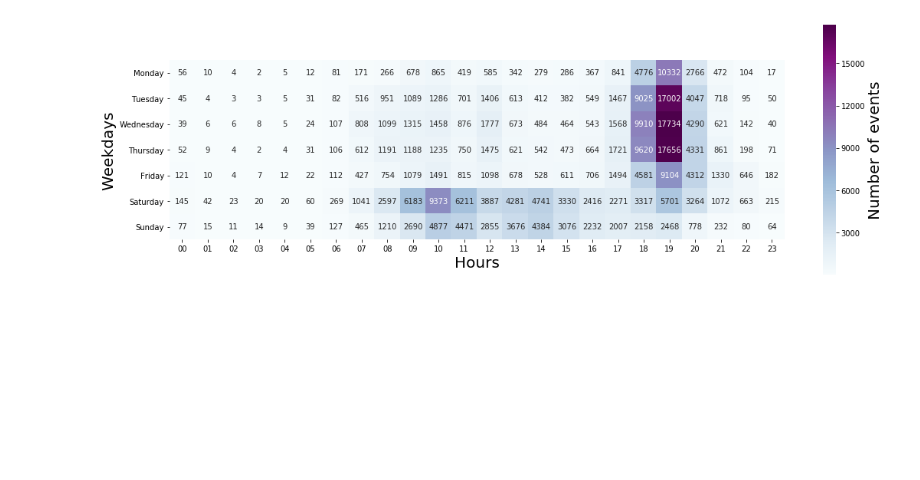
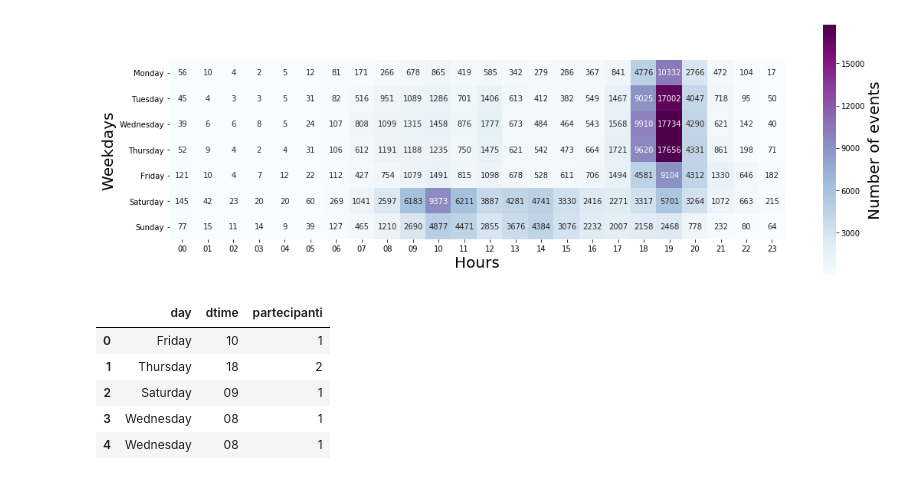
Before and after one commit to maxi93/NeoMeetup, a Jupyter notebook: Visualizations/Heatmap_event_weekdays.ipynb, the cells around one changed output. Drawn from its saved outputs; the diff is of its cells as text; code cells hidden in the pictures; blank space fills up the shorter version.

```diff
--- a/Visualizations/Heatmap_event_weekdays.ipynb
+++ b/Visualizations/Heatmap_event_weekdays.ipynb
@@ -76,3 +76,13 @@ Text(141,0.5,'Weekdays')
 [figure]
 # %%
 #figure.figure.savefig("C:/Users/fabri/OneDrive/Desktop/heatmap.png")
+# %%
+df_date = df[['day','dtime', 'partecipanti']] #define new dataframe for explore with viz
+df_date.head() #check
+# %% [output]
+|  | day | dtime | partecipanti |
+| 0 | Friday | 10 | 1 |
+| 1 | Thursday | 18 | 2 |
+| 2 | Saturday | 09 | 1 |
+| 3 | Wednesday | 08 | 1 |
+| 4 | Wednesday | 08 | 1 |
```
Also changed, not shown: parts of 6 cells of this notebook.
